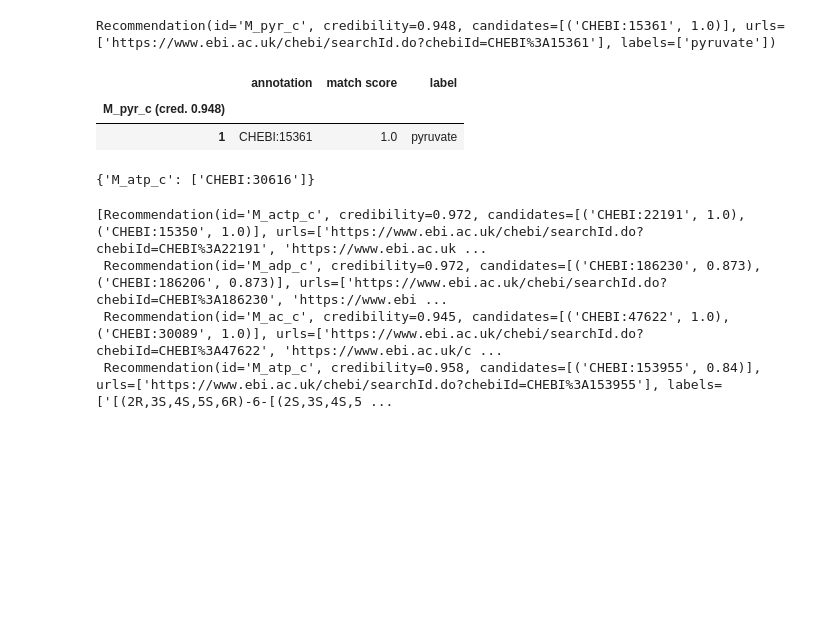
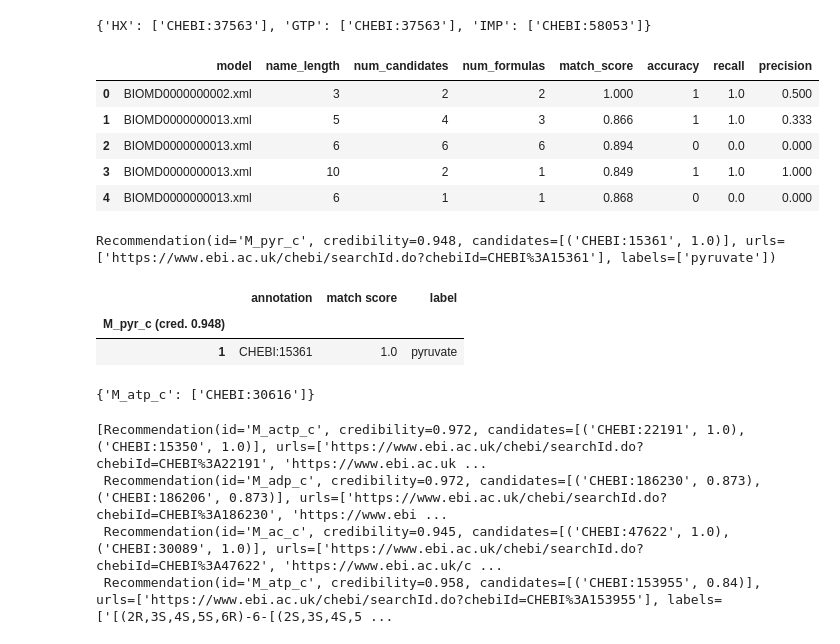
Before and after one commit to sys-bio/AMAS, a Jupyter notebook: notebooks/develop_iterator.ipynb, the cells around one changed output. Drawn from its saved outputs; the diff is of its cells as text; code cells hidden in the pictures; blank space fills up the shorter version.

```diff
--- a/notebooks/develop_iterator.ipynb
+++ b/notebooks/develop_iterator.ipynb
@@ -26,6 +26,9 @@ PROJ_DIR = os.path.join(os.getcwd(), os.pardir)
 AMAS_DIR = os.path.join(PROJ_DIR, "AMAS")
 sys.path.append(PROJ_DIR)
 
+SUPPL_DIR = os.path.join(PROJ_DIR, os.pardir, "AMAS_suppl")
+ACCURACY_DIR = os.path.join(SUPPL_DIR, "data_for_credibility")
+
 from AMAS import species_annotation as sa
 from AMAS import reaction_annotation as ra
 from AMAS import recommender
@@ -37,3 +66,8 @@ from AMAS import tools
 # %%
 # Idea is to get recommendations from the iterator object,
 # and update the recommendations, in the same manner as the others;
+# %%
+# detect models where optimize works
+biomd_spec_df = pd.read_csv(os.path.join(ACCURACY_DIR, 'biomd_species_plot_data.csv'))
+biomds = list(np.unique(biomd_spec_df['model']))
+len(biomds)
@@ -40,3 +135,16 @@ from AMAS import tools
+# %%
+iter_res
+# %% [output]
+{'HX': ['CHEBI:37563'], 'GTP': ['CHEBI:37563'], 'IMP': ['CHEBI:58053']}
+# %%
+biomd_spec_df.head()
+# %% [output]
+|  | model | name_length | num_candidates | num_formulas | match_score | accuracy | recall | precision |
+| 0 | BIOMD0000000002.xml | 3 | 2 | 2 | 1.000 | 1 | 1.0 | 0.500 |
+| 1 | BIOMD0000000013.xml | 5 | 4 | 3 | 0.866 | 1 | 1.0 | 0.333 |
+| 2 | BIOMD0000000013.xml | 6 | 6 | 6 | 0.894 | 0 | 0.0 | 0.000 |
+| 3 | BIOMD0000000013.xml | 10 | 2 | 1 | 0.849 | 1 | 1.0 | 1.000 |
+| 4 | BIOMD0000000013.xml | 6 | 1 | 1 | 0.868 | 0 | 0.0 | 0.000 |
 # %%
 reader = libsbml.SBMLReader()
 document = reader.readSBML(ecoli_fpath)
```
Also changed, not shown: parts of 7 cells of this notebook, 5 other files.
